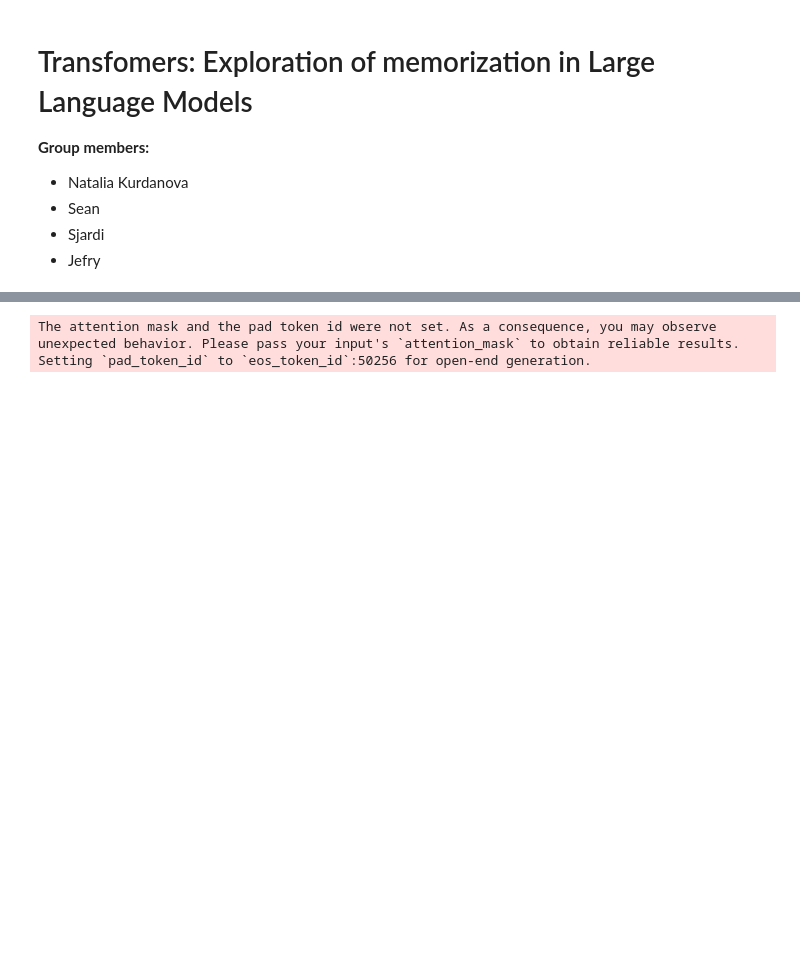
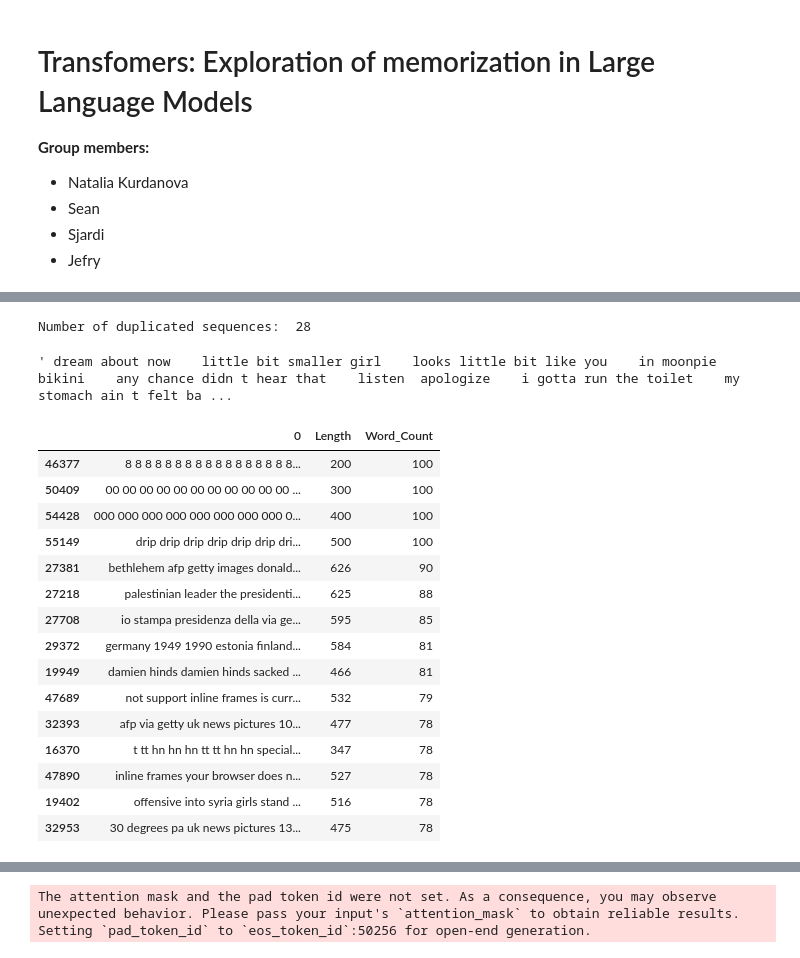
Before and after one commit to NataliaKurd/transformers_end_assignment, a Jupyter notebook: transfomers_project.ipynb, the cells around one changed output, grey strips where cells are left out. Cells and saved outputs as stored; diff of their text form; code cells hidden in the pictures; blank space fills up the shorter version.

```diff
--- a/transfomers_project.ipynb
+++ b/transfomers_project.ipynb
@@ -258,0 +78,5 @@ Number of unique words: 218530
+# %%
+# We have duplicates because we do not have special tokens in the decoded data
+print('Number of duplicated sequences: ', len(decoded_data) - len(set(decoded_data)))
+# %% [output]
+Number of duplicated sequences:  28
@@ -258,0 +91,5 @@ Number of unique words: 218530
+# %%
+cleaned_data = np.asarray(cleaned_data)
+cleaned_data[100]
+# %% [output]
+' dream about now    little bit smaller girl    looks little bit like you    in moonpie bikini    any chance didn t hear that    listen  apologize    i gotta run the toilet    my stomach ain t felt ba ...
@@ -258,0 +100,19 @@ Number of unique words: 218530
+# %%
+df.sort_values(by='Word_Count', ascending=False).head(15)
+# %% [output]
+|  | 0 | Length | Word_Count |
+| 46377 | 8 8 8 8 8 8 8 8 8 8 8 8 8 8 8 8 8... | 200 | 100 |
+| 50409 | 00 00 00 00 00 00 00 00 00 00 00 ... | 300 | 100 |
+| 54428 | 000 000 000 000 000 000 000 000 0... | 400 | 100 |
+| 55149 | drip drip drip drip drip drip dri... | 500 | 100 |
+| 27381 | bethlehem afp getty images donald... | 626 | 90 |
+| 27218 | palestinian leader the presidenti... | 625 | 88 |
+| 27708 | io stampa presidenza della via ge... | 595 | 85 |
+| 29372 | germany 1949 1990 estonia finland... | 584 | 81 |
+| 19949 | damien hinds damien hinds sacked ... | 466 | 81 |
+| 47689 | not support inline frames is curr... | 532 | 79 |
+| 32393 | afp via getty uk news pictures 10... | 477 | 78 |
+| 16370 | t tt hn hn hn tt tt hn hn special... | 347 | 78 |
+| 47890 | inline frames your browser does n... | 527 | 78 |
+| 19402 | offensive into syria girls stand ... | 516 | 78 |
+| 32953 | 30 degrees pa uk news pictures 13... | 475 | 78 |
```
Also changed, not shown: parts of 58 cells of this notebook.
